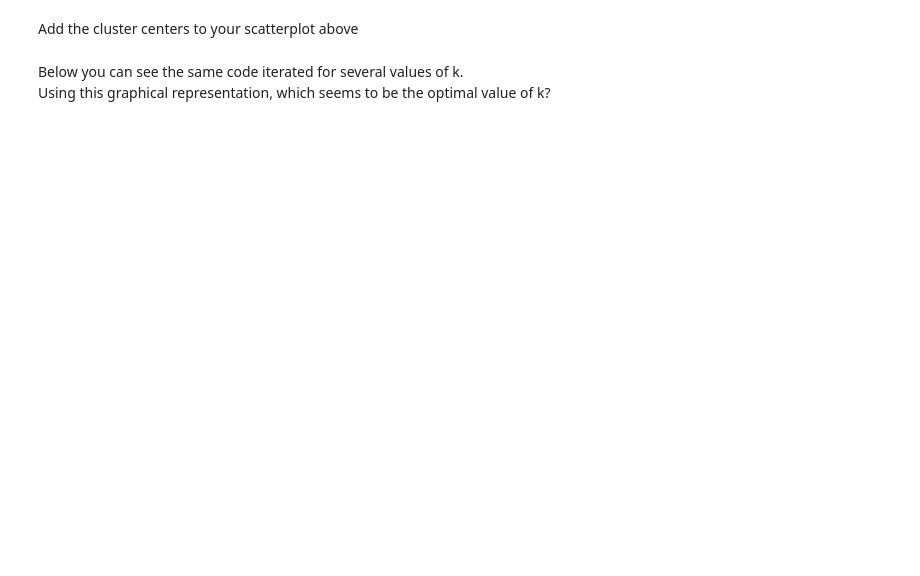
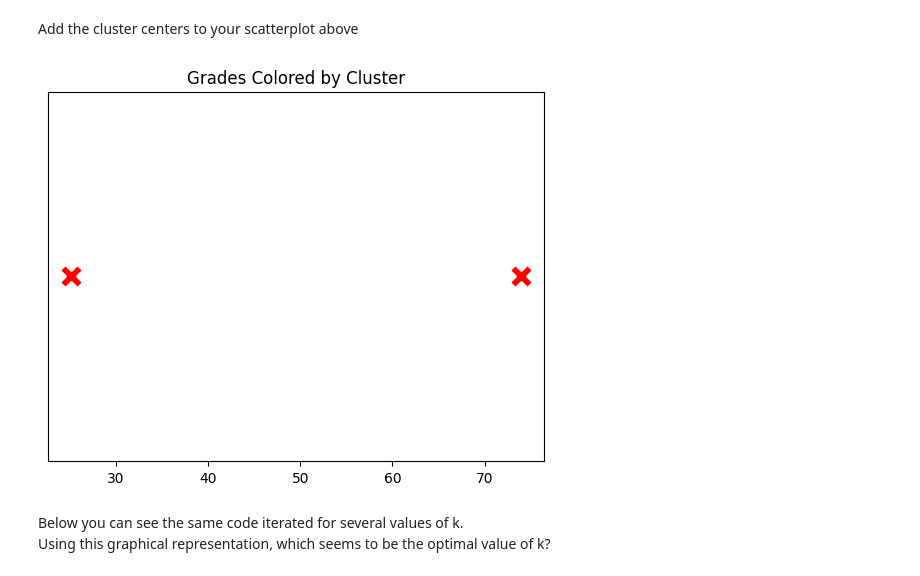
Before and after one commit to fb004/Business-Intelligence-and-Analytics, a Jupyter notebook: labs/06 - Clustering/Exercises/exercise_clustering.ipynb, the cells around one changed output. Saved outputs shown, nothing was run; the diff lists cells and outputs as text; code cells hidden in the pictures; blank space fills up the shorter version.

```diff
--- a/labs/06 - Clustering/Exercises/exercise_clustering.ipynb
+++ b/labs/06 - Clustering/Exercises/exercise_clustering.ipynb
@@ -70,3 +101,13 @@ Add the cluster centers to your scatterplot above
+# %%
+plt.scatter(centroids1, np.zeros_like(centroids1),
+            s=300, c='red', marker='X', edgecolors='white',
+            linewidth=2, label='Centroids')
+plt.yticks([])
+
+plt.title('Grades Colored by Cluster')
+plt.show()
+# %% [output]
+[figure, added]
 # %% [markdown]
 Below you can see the same code iterated for several values of k.
 Using this graphical representation, which seems to be the optimal value of k?
```
Also changed, not shown: parts of 24 cells of this notebook.
